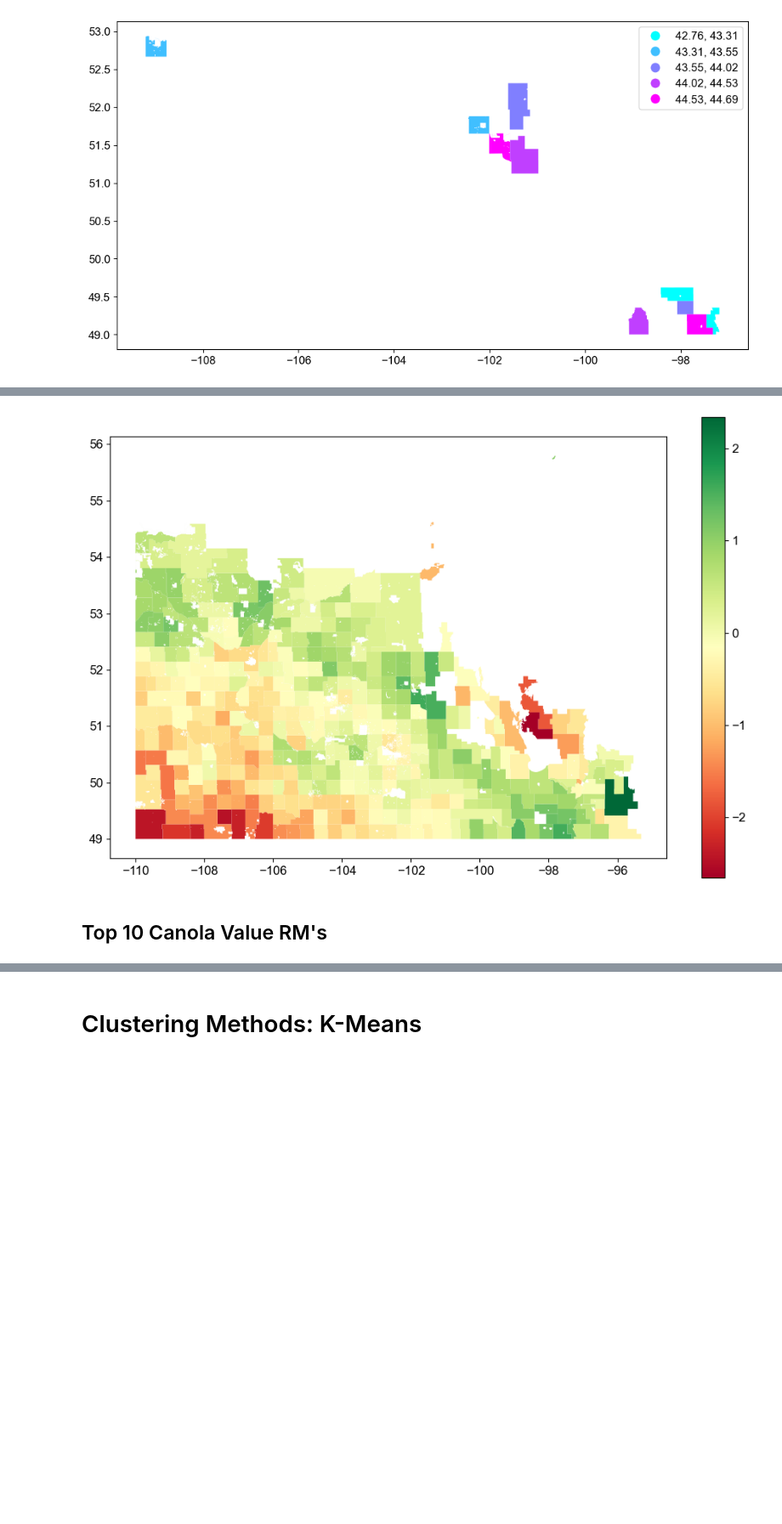
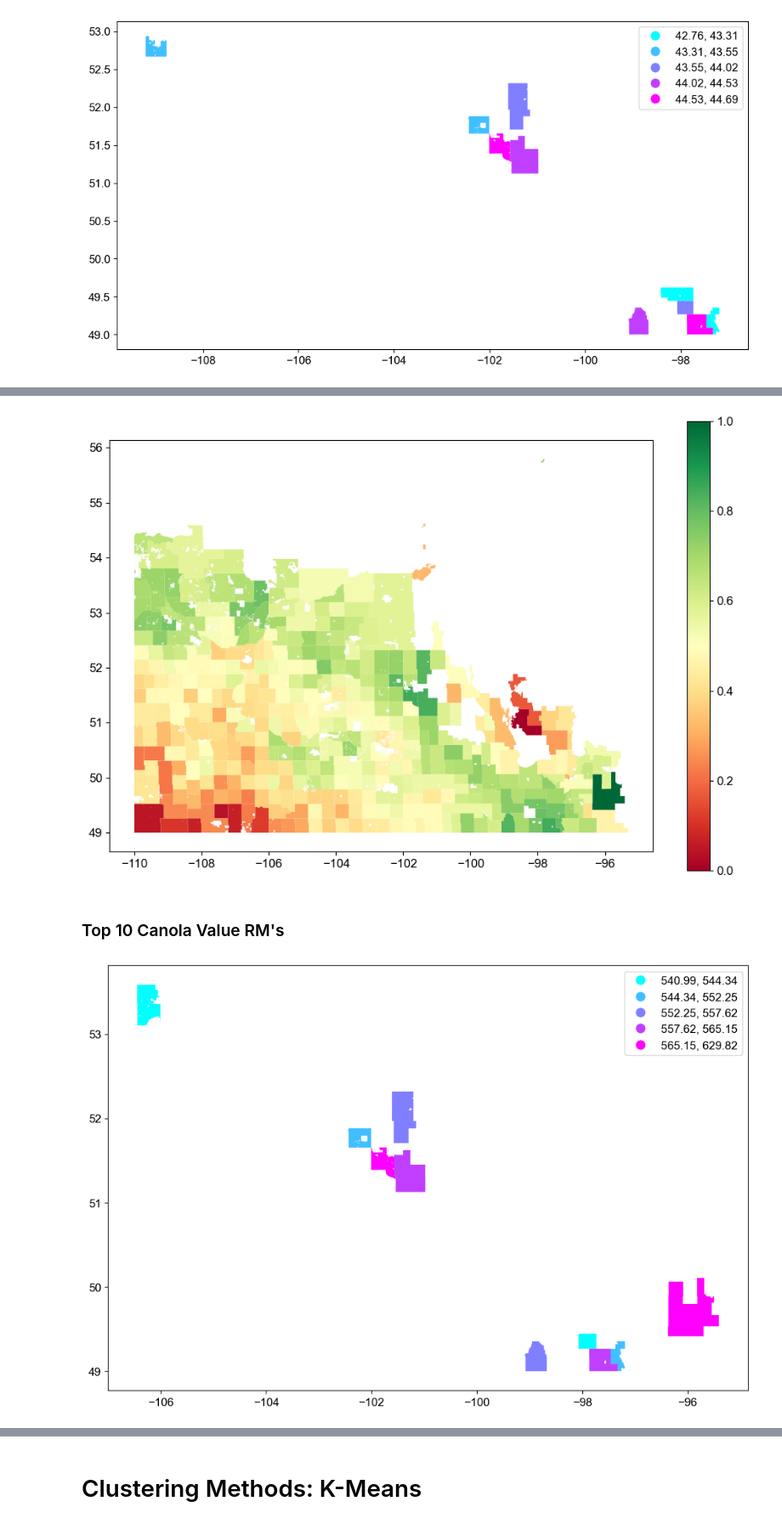
Before and after one commit to cboyda/AgTech, a Jupyter notebook: Assignments/CapstoneAssignment_CropAnalysis.ipynb, the cells around one changed output, grey strips where cells are left out. Shown at 85% size. Drawn from its saved outputs; the diff is of its cells as text; code cells hidden in the pictures; blank space fills up the shorter version.

```diff
--- a/Assignments/CapstoneAssignment_CropAnalysis.ipynb
+++ b/Assignments/CapstoneAssignment_CropAnalysis.ipynb
@@ -1744,14 +1898,13 @@ if show_maps:
     # Merge the GeoDataFrame with the DataFrame containing the 'Canola' mean
     gdf_merged = pd.merge(
         gdf,
-        #df_all_20yrs.drop(columns=['Year']).groupby('RM').mean(numeric_only=True),
-        df_all_20yrs_group,
+        df_data_agg,
         on='RM'
     )
 
     # Round the 'Canola' mean to 3 decimals
-    gdf_merged['Canola'] = gdf_merged['Canola'].round(3)
-    gdf_merged['Value'] = gdf_merged['Value'].round(3)
+    gdf_merged['Canola_mean'] = gdf_merged['Canola_mean'].round(3)
+    gdf_merged['Value_mean'] = gdf_merged['Value_mean'].round(3)
 
     # Create the map using .plot
     ax = gdf_merged.plot(
@@ -1763,7 +1916,7 @@ if show_maps:
     # Display the map
     plt.show()
 # %% [output]
-[figure, old version]
+[figure, new version]
 # %%
 # # map doesn't show even if show_maps is true, need to copy and paste manually if you want to see
 # # but do not save that way = file size grows like crazy
@@ -1807,6 +1961,27 @@ title_html = f'''
 m.get_root().html.add_child(folium.Element(title_html))
 m.save(file_path + 'Visuals/Canola_AllValues.html')
 # %% [markdown]
-## Top 10 Canola Value RM's
+### Top 10 Canola Value RM's
+# %%
+if show_maps:
+    # Merge the GeoDataFrame with df_top10_yield
+    gdf_merged = pd.merge(
+        gdf,
+        df_top10_value,
+        on='RM'
+    )
+
+    # Create the map using .plot
+    ax = gdf_merged.plot(
+        column='Value_mean',  # The column to visualize
+        legend=True,  # Display a legend
+        scheme='quantiles',  # Choose a color scheme
+        cmap='cool'  # Choose a colormap
+    )
+
+    # Display the map
+    plt.show()
+# %% [output]
+[figure, added]
 # %%
 # display top 10 Canola Values
```
Also changed, not shown: parts of 68 cells of this notebook, 4 other files.
